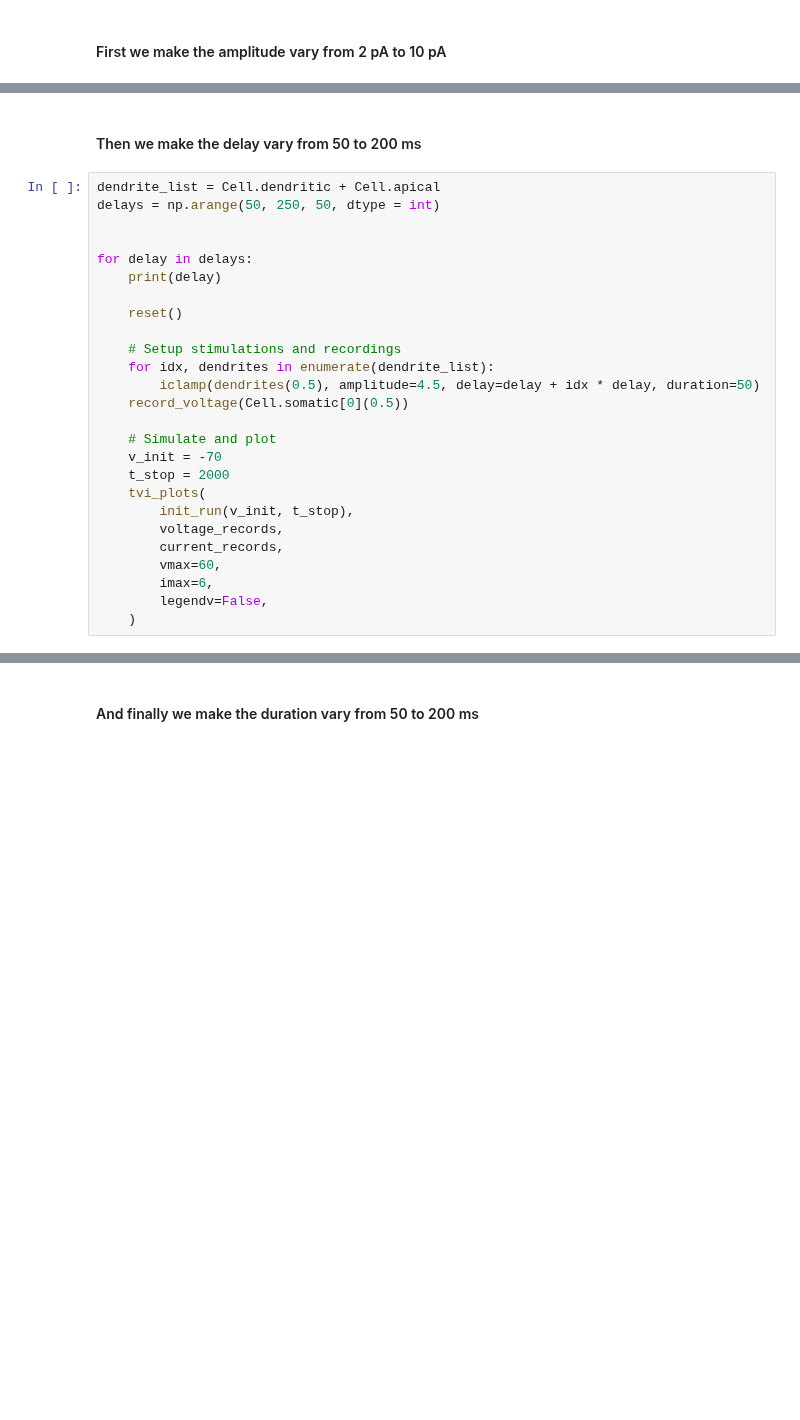
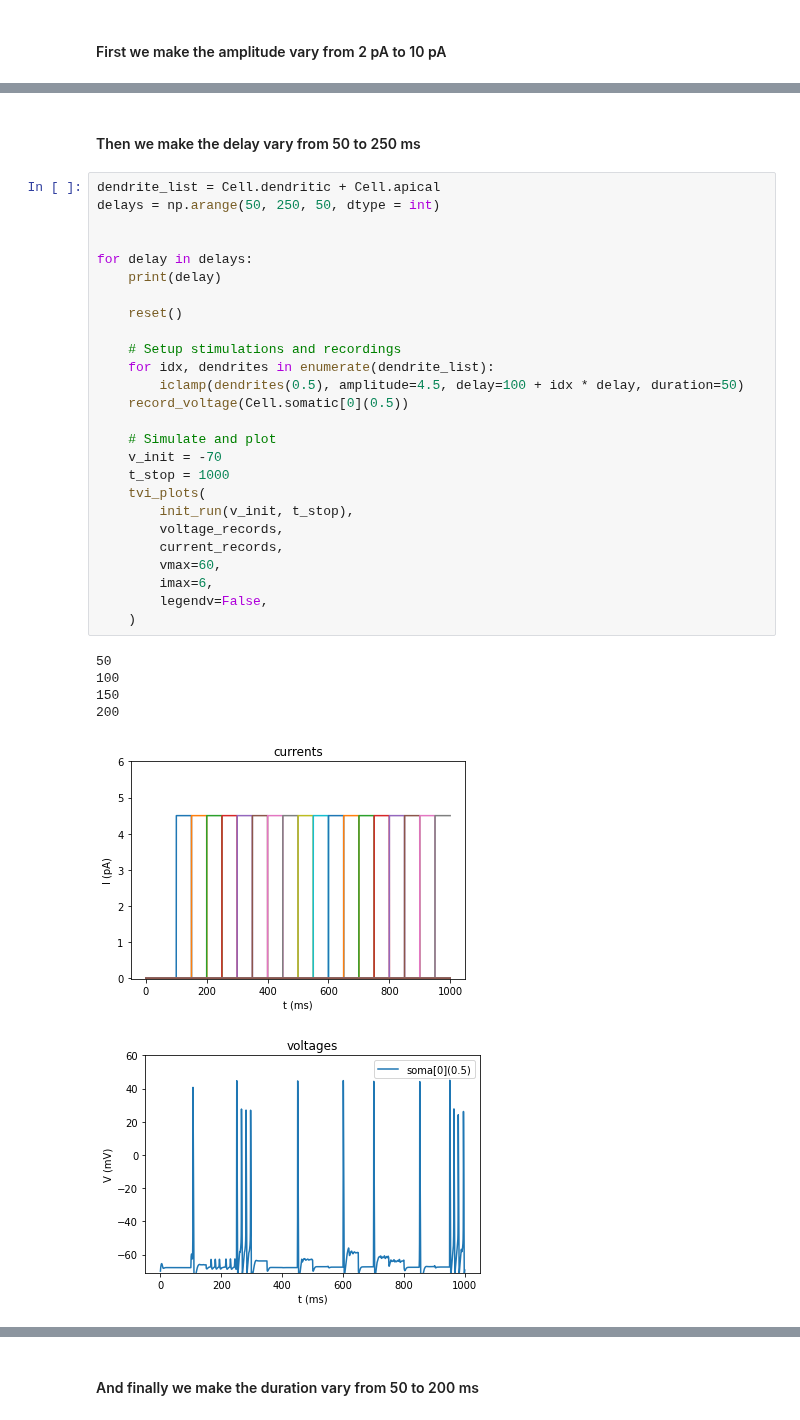
Before and after one commit to AlbrechtAlice/In-Silico-Neuroscience, a Jupyter notebook: Week4_HomeWork.ipynb, the cells around one changed output, grey strips where cells are left out. Saved outputs shown, nothing was run; the diff lists cells and outputs as text; blank space fills up the shorter version.

```diff
--- a/Week4_HomeWork.ipynb
+++ b/Week4_HomeWork.ipynb
@@ -550,28 +557,35 @@ for amplitude in amplitudes:
 # %% [markdown]
-#### Then we make the delay vary from 50 to 200 ms
+#### Then we make the delay vary from 50 to 250 ms
 # %%
 dendrite_list = Cell.dendritic + Cell.apical
 delays = np.arange(50, 250, 50, dtype = int)
 
 
 for delay in delays:
     print(delay)
 
     reset()
 
     # Setup stimulations and recordings
     for idx, dendrites in enumerate(dendrite_list):
-        iclamp(dendrites(0.5), amplitude=4.5, delay=delay + idx * delay, duration=50)
+        iclamp(dendrites(0.5), amplitude=4.5, delay=100 + idx * delay, duration=50)
     record_voltage(Cell.somatic[0](0.5))
 
     # Simulate and plot
     v_init = -70
-    t_stop = 2000
+    t_stop = 1000
     tvi_plots(
         init_run(v_init, t_stop),
         voltage_records,
         current_records,
         vmax=60,
         imax=6,
         legendv=False,
     )
+# %% [output]
+50
+100
+150
+200
+[figure, added]
+[figure, added]
```
Also changed, not shown: parts of 10 cells of this notebook.
